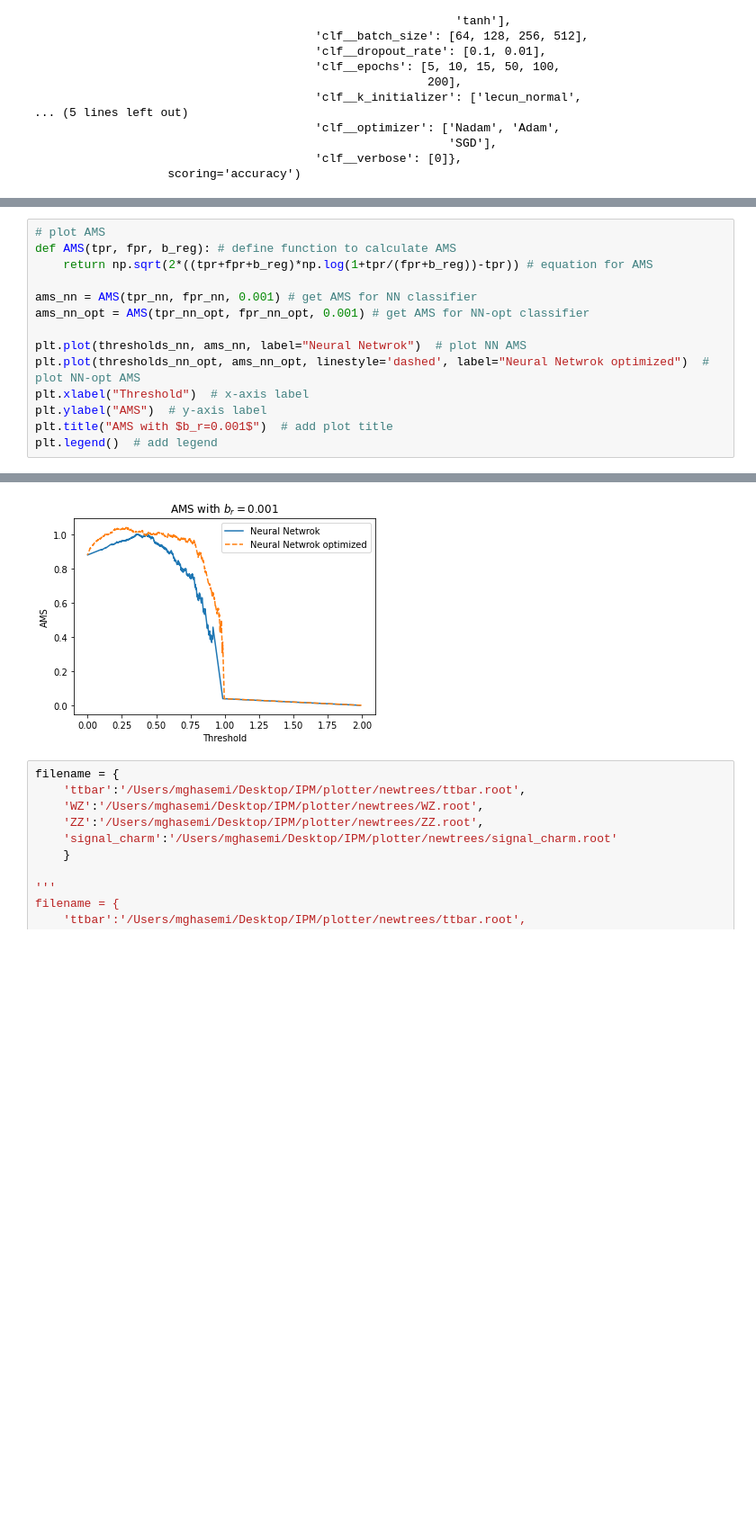
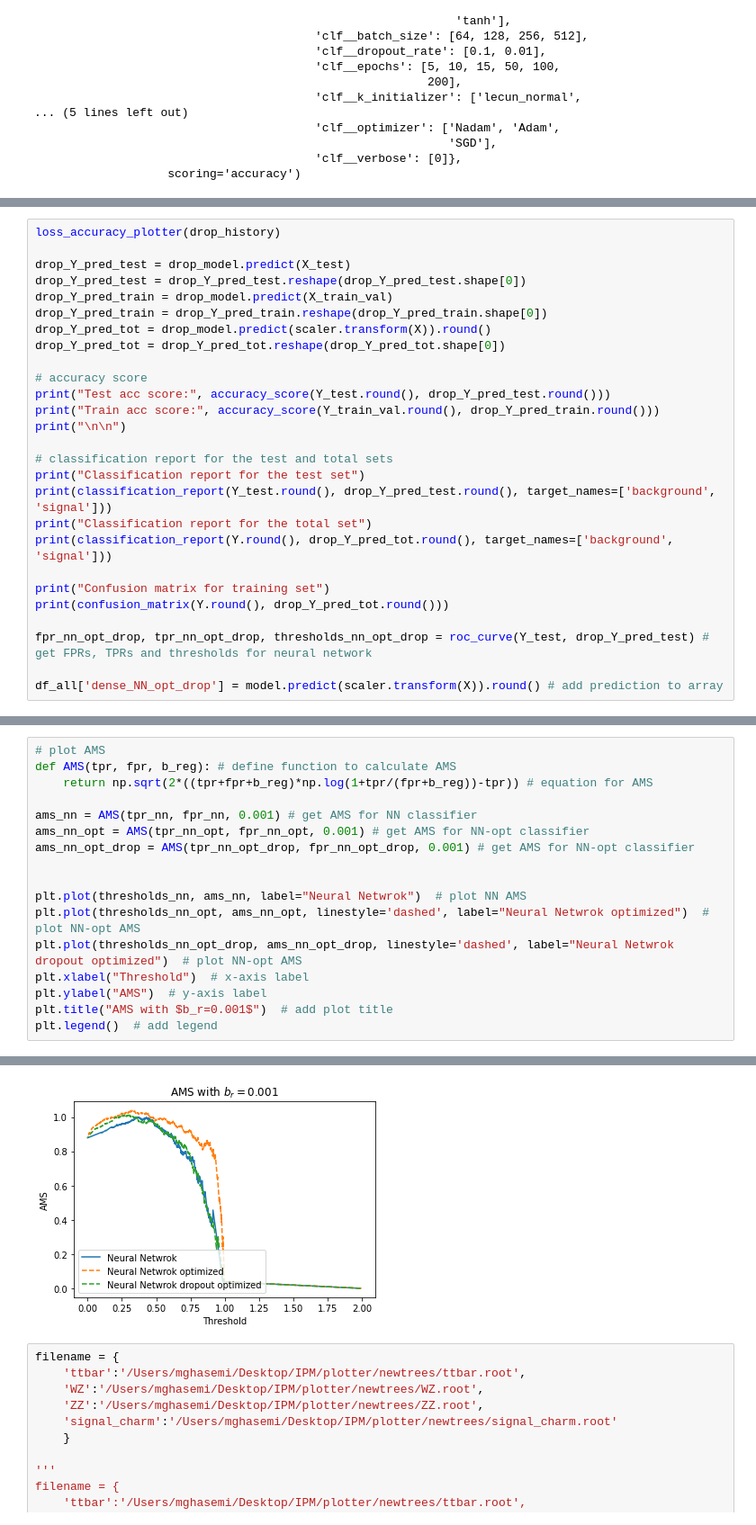
Before and after one commit to mghasemi19/TopFC, a Jupyter notebook: BDT_weight/NN_TopFC_main_bkg_analysis.ipynb, the cells around one changed output, grey strips where cells are left out. Shown at 90% size. Cells and saved outputs as stored; diff of their text form; blank space fills up the shorter version.

Commit message:
Finished overfit checking and added dropout NN model

```diff
--- a/BDT_weight/NN_TopFC_main_bkg_analysis.ipynb
+++ b/BDT_weight/NN_TopFC_main_bkg_analysis.ipynb
@@ -595,0 +686,27 @@ RandomizedSearchCV(cv=5,
+# %%
+loss_accuracy_plotter(drop_history)
+
+drop_Y_pred_test = drop_model.predict(X_test)
+drop_Y_pred_test = drop_Y_pred_test.reshape(drop_Y_pred_test.shape[0])
+drop_Y_pred_train = drop_model.predict(X_train_val)
+drop_Y_pred_train = drop_Y_pred_train.reshape(drop_Y_pred_train.shape[0])
+drop_Y_pred_tot = drop_model.predict(scaler.transform(X)).round()
+drop_Y_pred_tot = drop_Y_pred_tot.reshape(drop_Y_pred_tot.shape[0])
+
+# accuracy score
+print("Test acc score:", accuracy_score(Y_test.round(), drop_Y_pred_test.round()))
+print("Train acc score:", accuracy_score(Y_train_val.round(), drop_Y_pred_train.round()))
+print("\n\n")
+
+# classification report for the test and total sets
+print("Classification report for the test set")
+print(classification_report(Y_test.round(), drop_Y_pred_test.round(), target_names=['background', 'signal']))
+print("Classification report for the total set")
+print(classification_report(Y.round(), drop_Y_pred_tot.round(), target_names=['background', 'signal']))
+
+print("Confusion matrix for training set")
+print(confusion_matrix(Y.round(), drop_Y_pred_tot.round()))
+
+fpr_nn_opt_drop, tpr_nn_opt_drop, thresholds_nn_opt_drop = roc_curve(Y_test, drop_Y_pred_test) # get FPRs, TPRs and thresholds for neural network
+
+df_all['dense_NN_opt_drop'] = model.predict(scaler.transform(X)).round() # add prediction to array
@@ -768,20 +935,23 @@ plt.legend() # add a legend
 # %%
 # plot AMS
 def AMS(tpr, fpr, b_reg): # define function to calculate AMS
     return np.sqrt(2*((tpr+fpr+b_reg)*np.log(1+tpr/(fpr+b_reg))-tpr)) # equation for AMS
 
 ams_nn = AMS(tpr_nn, fpr_nn, 0.001) # get AMS for NN classifier
 ams_nn_opt = AMS(tpr_nn_opt, fpr_nn_opt, 0.001) # get AMS for NN-opt classifier
+ams_nn_opt_drop = AMS(tpr_nn_opt_drop, fpr_nn_opt_drop, 0.001) # get AMS for NN-opt classifier
+
 
 plt.plot(thresholds_nn, ams_nn, label="Neural Netwrok")  # plot NN AMS
 plt.plot(thresholds_nn_opt, ams_nn_opt, linestyle='dashed', label="Neural Netwrok optimized")  # plot NN-opt AMS
+plt.plot(thresholds_nn_opt_drop, ams_nn_opt_drop, linestyle='dashed', label="Neural Netwrok dropout optimized")  # plot NN-opt AMS
 plt.xlabel("Threshold")  # x-axis label
 plt.ylabel("AMS")  # y-axis label
 plt.title("AMS with $b_r=0.001$")  # add plot title
 plt.legend()  # add legend
 # %% [output]
 <matplotlib.legend.Legend at 0x...>
-[figure, old version]
+[figure, new version]
 # %%
 filename = {
     'ttbar':'/Users/mghasemi/Desktop/IPM/plotter/newtrees/ttbar.root',
```
Also changed, not shown: parts of 12 cells of this notebook, 3 other files.
